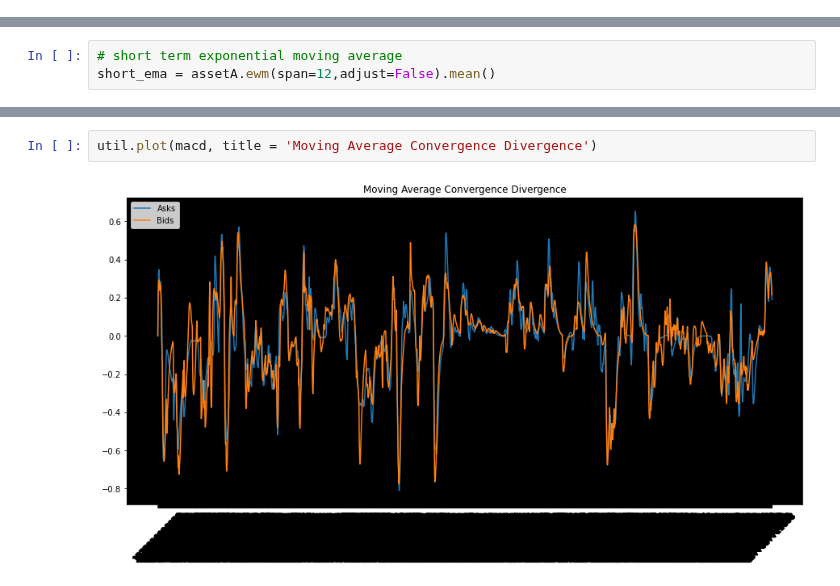
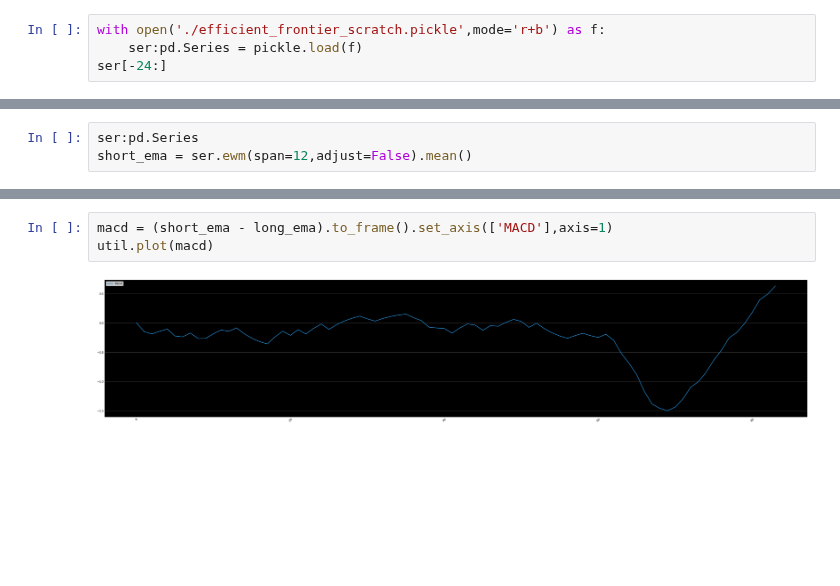
Before and after one commit to giladbarnea/scratches, a Jupyter notebook: efficient-frontier/home-task/algo-home-task/efficient_frontier_scratch.ipynb, the cells around one changed output, grey strips where cells are left out. Drawn from its saved outputs; the diff is of its cells as text; blank space fills up the shorter version.

```diff
--- a/efficient-frontier/home-task/algo-home-task/efficient_frontier_scratch.ipynb
+++ b/efficient-frontier/home-task/algo-home-task/efficient_frontier_scratch.ipynb
@@ -114,0 +31,4 @@ assetB.bids.mean(): 7160.515379901961
+# %%
+with open('./efficient_frontier_scratch.pickle',mode='r+b') as f:
+    ser:pd.Series = pickle.load(f)
+ser[-24:]
@@ -115,4 +51,4 @@ assetB.bids.mean(): 7160.515379901961
 # %%
-# short term exponential moving average
-short_ema = assetA.ewm(span=12,adjust=False).mean()
+ser:pd.Series
+short_ema = ser.ewm(span=12,adjust=False).mean()
 # %% [output]
@@ -180,5 +102,6 @@ macd = short_ema - long_ema
-# %%
-util.plot(macd, title = 'Moving Average Convergence Divergence')
-# %% [output]
-[figure, removed]
+# %%
+macd = (short_ema - long_ema).to_frame().set_axis(['MACD'],axis=1)
+util.plot(macd)
+# %% [output]
+[figure, added]
 # %%
```
Also changed, not shown: parts of 26 cells of this notebook, 2 other files.
